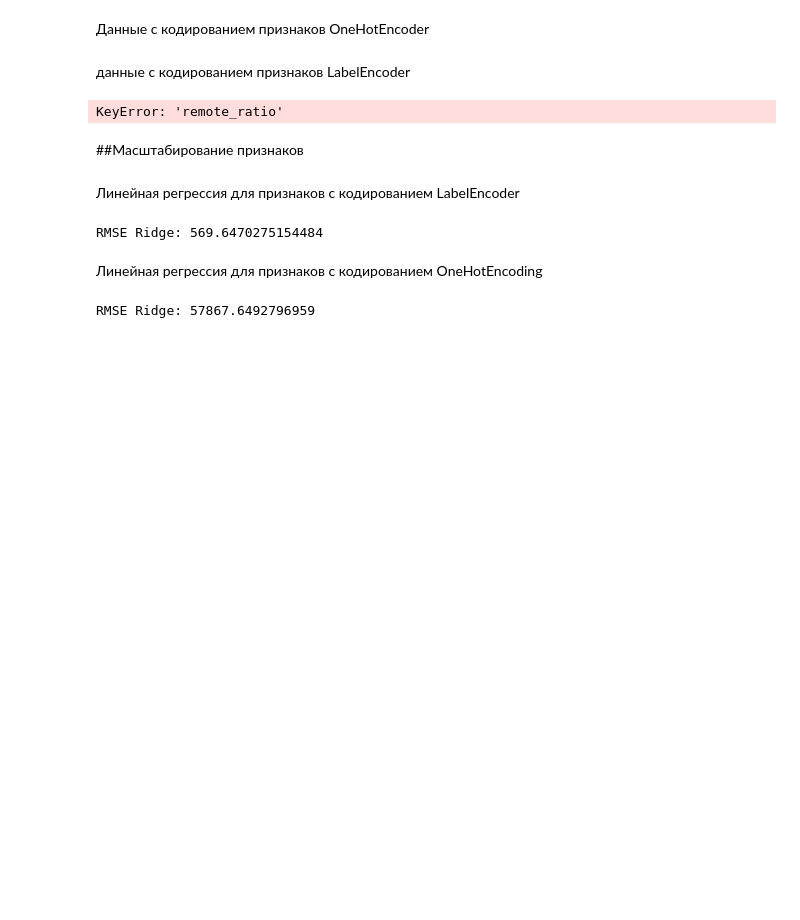
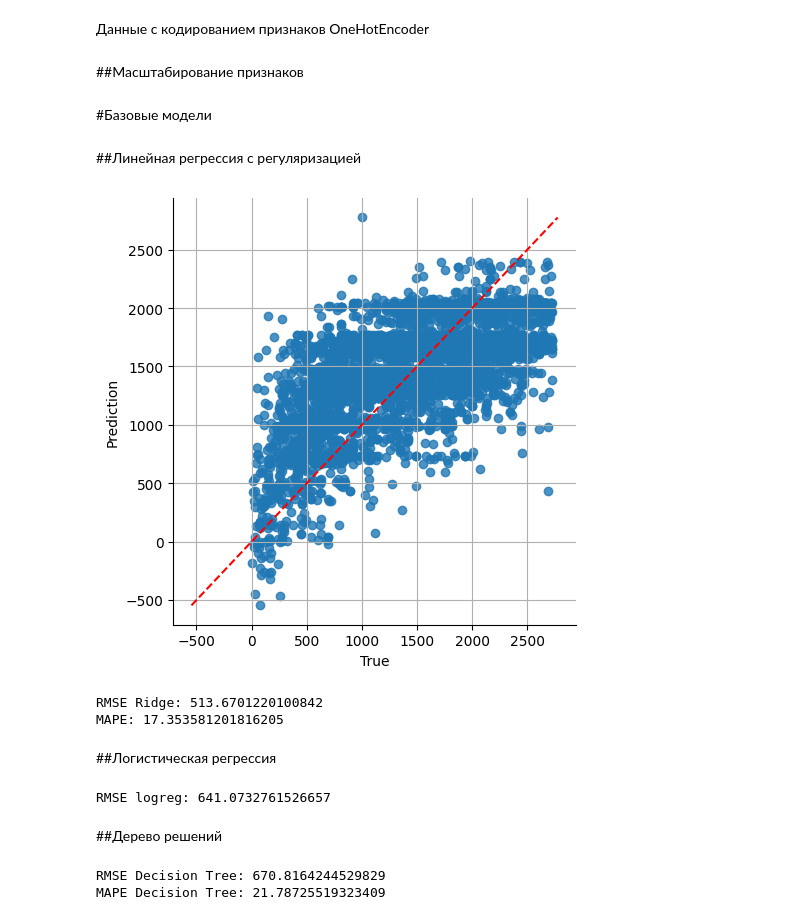
Before and after one commit to OnlySem/ITMO, a Jupyter notebook: задание_1.ipynb, the cells around one changed output. Cells and saved outputs as stored; diff of their text form; code cells hidden in the pictures; blank space fills up the shorter version.

```diff
--- a/задание_1.ipynb
+++ b/задание_1.ipynb
@@ -343,23 +351,6 @@ X_train_ohe, X_test_ohe, y_train_ohe, y_test_ohe = train_test_split(
     random_state=2024,
     test_size=0.3
 )
-# %% [markdown]
-данные с кодированием признаков LabelEncoder
-# %%
-for c in df:
-    le = LabelEncoder()
-    le.fit(df[c])
-    df[c] = le.transform(df[c])
-
-X_train, X_test, y_train, y_test = train_test_split(
-    df.drop(columns='salary_in_usd'),
-    df['salary_in_usd'],
-    random_state=2024,
-    test_size=0.3
-)
-df.head()
-# %% [output]
-KeyError: 'remote_ratio'
 # %% [markdown]
 ##Масштабирование признаков
 # %%
@@ -381,5 +362,12 @@ X_test_scaled_ohe = pd.DataFrame(
     scaler.transform(X_test_ohe),
     columns=X_test_ohe.columns
 )
-# %% [markdown]
-Линейная регрессия для признаков с кодированием LabelEncoder
+# %%
+def plot_model_results(actual, predicted, title):
+  results = pd.DataFrame({'True': actual, 'Prediction': predicted})
+  sns.lmplot(x='True', y='Prediction', data=results, fit_reg=False)
+  d_line= np.arange(results.min().min(), results.max().max())
+  plt.plot(d_line, d_line, color='red', linestyle='--')
+  plt.title = title
+  plt.grid()
+  plt.show()
@@ -386,18 +377,38 @@ X_test_scaled_ohe = pd.DataFrame(
+# %% [markdown]
+#Базовые модели
+# %% [markdown]
+##Линейная регрессия с регуляризацией
 # %%
 ridge = Ridge(alpha=1)
-ridge.fit(X_train_scaled, y_train)
-y_preds = ridge.predict(X_test_scaled)
+ridge.fit(X_train_scaled_ohe, y_train_ohe)
+y_preds = ridge.predict(X_test_scaled_ohe)
 
-print(f'RMSE Ridge: {mean_squared_error(y_test, y_preds, squared=False)}')
+plot_model_results(y_test_ohe, y_preds, title = '')
+
+print(f'RMSE Ridge: {root_mean_squared_error(y_test_ohe, y_preds)}')
+print(f"MAPE: {standard_smape(y_test_ohe, y_preds)}")
 # %% [output]
+[figure, added]
-RMSE Ridge: 569.6470275154484
+RMSE Ridge: 513.6701220100842
+MAPE: 17.353581201816205
-# %% [markdown]
-Линейная регрессия для признаков с кодированием OneHotEncoding
+# %% [markdown]
+##Логистическая регрессия
+# %%
+logreg = LogisticRegression()
+logreg.fit(X_train_scaled_ohe, y_train_ohe)
+y_preds_logreg = logreg.predict(X_test_scaled_ohe)
+print(f'RMSE logreg: {root_mean_squared_error(y_test_ohe, y_preds_logreg)}')
+print(f"MAPE logreg: {standard_smape(y_test_ohe, y_preds_logreg)}")
+# %% [output]
+RMSE logreg: 641.0732761526657
+# %% [markdown]
+##Дерево решений
 # %%
-ridge = Ridge(alpha=1)
-ridge.fit(X_train_scaled_ohe, y_train_ohe)
-y_preds = ridge.predict(X_test_scaled_ohe)
-
-print(f'RMSE Ridge: {mean_squared_error(y_test_ohe, y_preds, squared=False)}')
+clf = DecisionTreeClassifier()
+clf = clf.fit(X_train_scaled_ohe, y_train_ohe)
+y_preds = clf.predict(X_test_scaled_ohe)
+print(f'RMSE Decision Tree: {root_mean_squared_error(y_test_ohe, y_preds)}')
+print(f"MAPE Decision Tree: {standard_smape(y_test_ohe, y_preds)}")
 # %% [output]
-RMSE Ridge: 57867.6492796959
+RMSE Decision Tree: 670.8164244529829
+MAPE Decision Tree: 21.78725519323409
```
Also changed, not shown: parts of 16 cells of this notebook.
